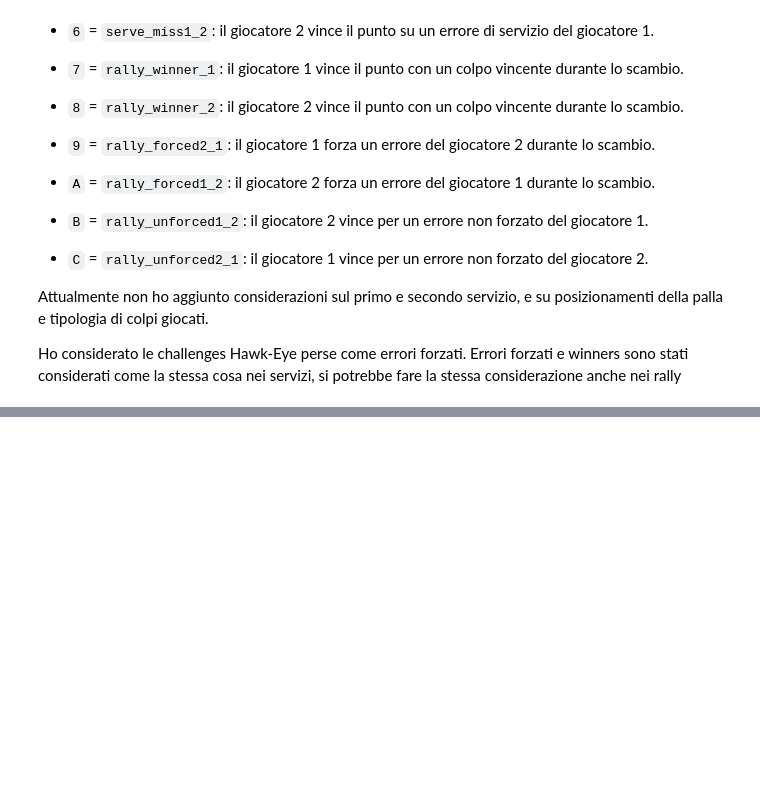
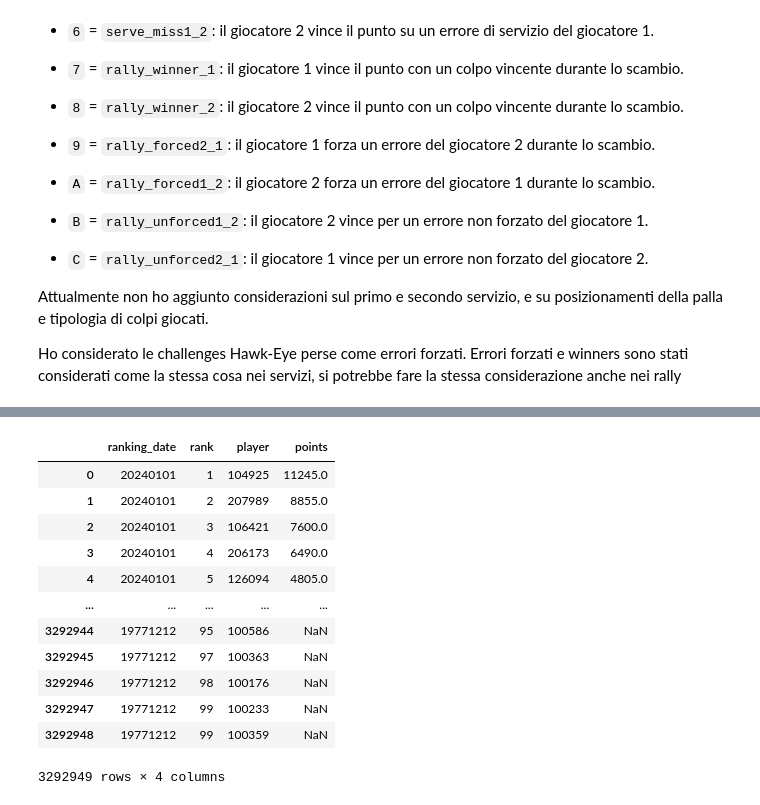
Before and after one commit to oraziotorre/MomentumShiftAI, a Jupyter notebook: ModelDevelopment.ipynb, the cells around one changed output, grey strips where cells are left out. Drawn from its saved outputs; the diff is of its cells as text; code cells hidden in the pictures; blank space fills up the shorter version.

Commit message:
Added Ranking Features

```diff
--- a/ModelDevelopment.ipynb
+++ b/ModelDevelopment.ipynb
@@ -382,0 +476,67 @@ KeyError: 'GmWinner'
+# %%
+url = "https://raw.githubusercontent.com/JeffSackmann/tennis_atp/master/atp_rankings_current.csv"
+response = requests.get(url)
+
+with open("atp_rankings_70s.csv", "w") as f:
+    f.write(response.text)
+
+ranking1 = pd.read_csv("atp_rankings_70s.csv")
+
+
+url = "https://raw.githubusercontent.com/JeffSackmann/tennis_atp/master/atp_rankings_20s.csv"
+response = requests.get(url)
+
+with open("atp_rankings_80s.csv", "w") as f:
+    f.write(response.text)
+
+ranking2 = pd.read_csv("atp_rankings_80s.csv")
+
+
+url = "https://raw.githubusercontent.com/JeffSackmann/tennis_atp/master/atp_rankings_10s.csv"
+response = requests.get(url)
+
+with open("atp_rankings_90s.csv", "w") as f:
+    f.write(response.text)
+
+ranking3 = pd.read_csv("atp_rankings_90s.csv")
+
+
+url = "https://raw.githubusercontent.com/JeffSackmann/tennis_atp/master/atp_rankings_00s.csv"
+response = requests.get(url)
+
+with open("atp_rankings_00s.csv", "w") as f:
+    f.write(response.text)
+
+ranking4 = pd.read_csv("atp_rankings_00s.csv")
+
+
+url = "https://raw.githubusercontent.com/JeffSackmann/tennis_atp/master/atp_rankings_90s.csv"
+response = requests.get(url)
+
+with open("atp_rankings_10s.csv", "w") as f:
+    f.write(response.text)
+
+ranking5 = pd.read_csv("atp_rankings_10s.csv")
+
+
+url = "https://raw.githubusercontent.com/JeffSackmann/tennis_atp/master/atp_rankings_80s.csv"
+response = requests.get(url)
+
+with open("atp_rankings_20s.csv", "w") as f:
+    f.write(response.text)
+
+ranking6 = pd.read_csv("atp_rankings_20s.csv")
+
+
+url = "https://raw.githubusercontent.com/JeffSackmann/tennis_atp/master/atp_rankings_70s.csv"
+response = requests.get(url)
+
+with open("atp_rankings_current.csv", "w") as f:
+    f.write(response.text)
+
+ranking7 = pd.read_csv("atp_rankings_current.csv")
+
+rankingset = pd.concat([ranking1, ranking2, ranking3, ranking4, ranking5, ranking6, ranking7], ignore_index=True)
+
+rankingset
+# %% [output]
@@ -382,0 +544,13 @@ KeyError: 'GmWinner'
+|  | ranking_date | rank | player | points |
+| 0 | 20240101 | 1 | 104925 | 11245.0 |
+| 1 | 20240101 | 2 | 207989 | 8855.0 |
+| 2 | 20240101 | 3 | 106421 | 7600.0 |
+| 3 | 20240101 | 4 | 206173 | 6490.0 |
+| 4 | 20240101 | 5 | 126094 | 4805.0 |
+| ... | ... | ... | ... | ... |
+| 3292944 | 19771212 | 95 | 100586 | NaN |
+| 3292945 | 19771212 | 97 | 100363 | NaN |
+| 3292946 | 19771212 | 98 | 100176 | NaN |
+| 3292947 | 19771212 | 99 | 100233 | NaN |
+| 3292948 | 19771212 | 99 | 100359 | NaN |
+3292949 rows × 4 columns
```
Also changed, not shown: parts of 23 cells of this notebook.
